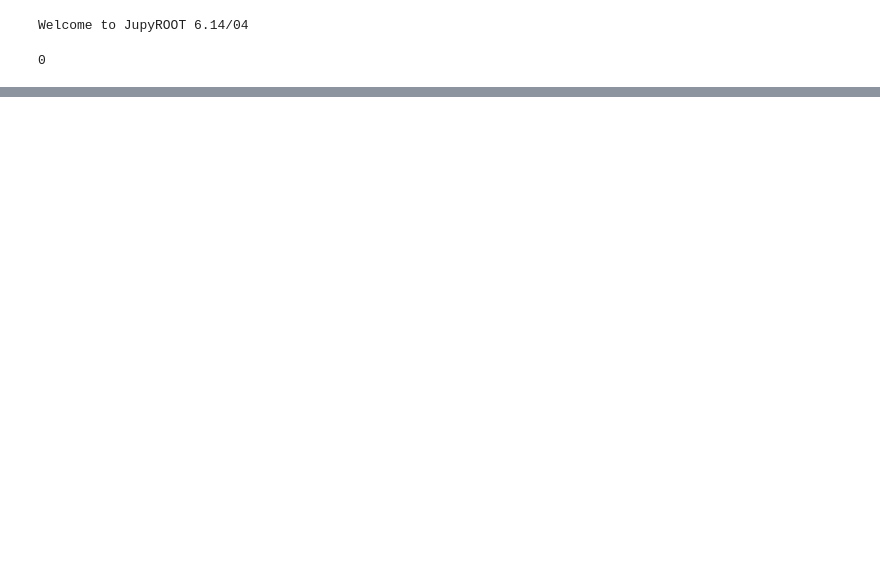
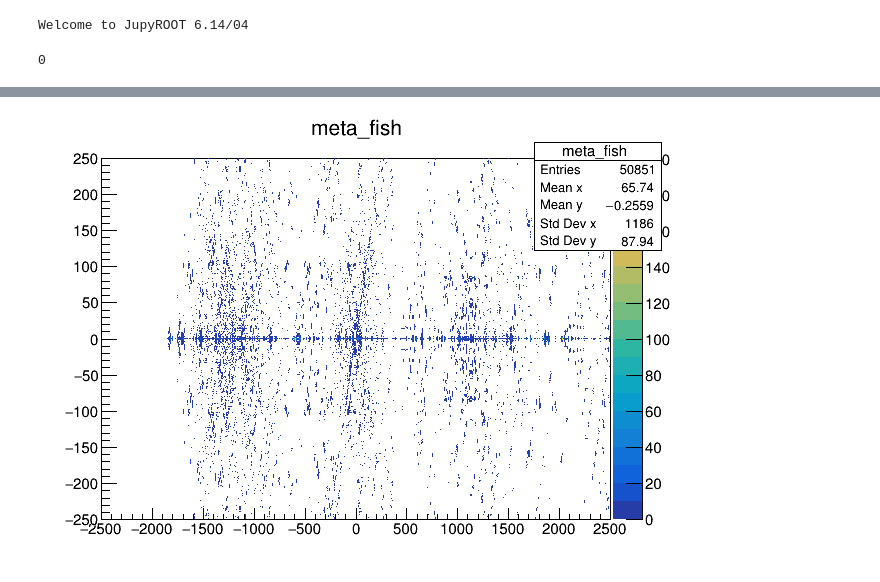
Before and after one commit to acidbourbon/PT_full_system, a Jupyter notebook: workdir/jupyter/fst_onthefly.ipynb, the cells around one changed output, grey strips where cells are left out. Cells and saved outputs as stored; diff of their text form; code cells hidden in the pictures; blank space fills up the shorter version.

```diff
--- a/workdir/jupyter/fst_onthefly.ipynb
+++ b/workdir/jupyter/fst_onthefly.ipynb
@@ -178,0 +159,7 @@ archive(label="bak")
+# %%
+
+meta_fish.Draw("colz")
+
+c.Draw()
+# %% [output]
+[figure, added]
```
Also changed, not shown: parts of 11 cells of this notebook, 5 other files.
